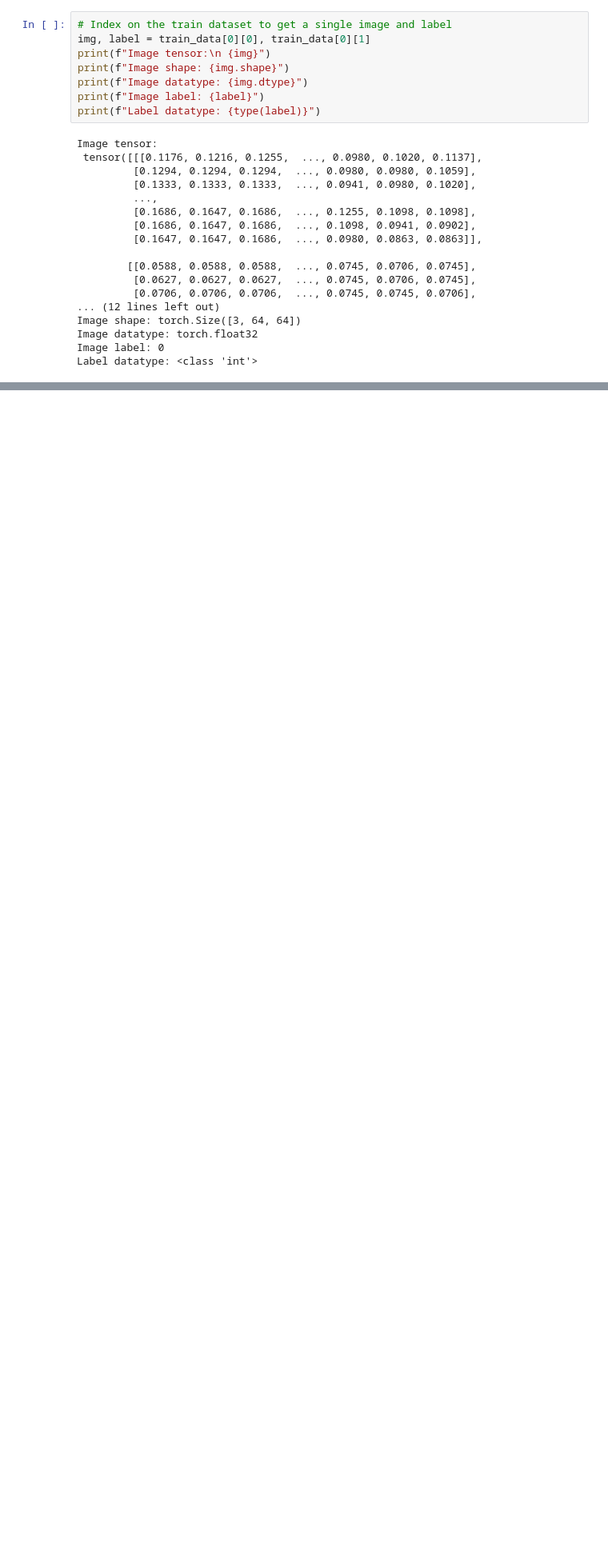
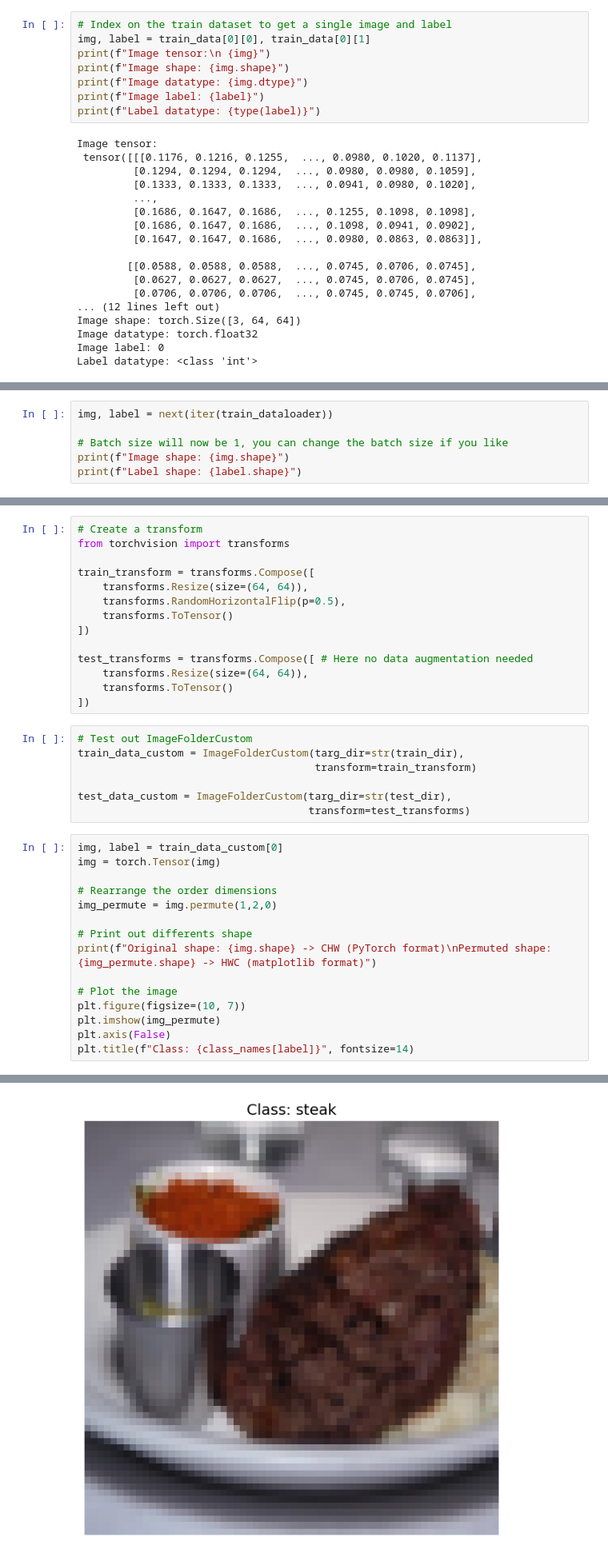
Before and after one commit to JavierMdT/PyTorch-Course, a Jupyter notebook: 04_pytorch_customs_datasets/04_pytorch_customs_datasets.ipynb, the cells around one changed output, grey strips where cells are left out. Shown at 80% size. Saved outputs shown, nothing was run; the diff lists cells and outputs as text; blank space fills up the shorter version.

```diff
--- a/04_pytorch_customs_datasets/04_pytorch_customs_datasets.ipynb
+++ b/04_pytorch_customs_datasets/04_pytorch_customs_datasets.ipynb
@@ -338,0 +377,6 @@ Text(0.5, 1.0, 'Class: pizza')
+# %%
+img, label = next(iter(train_dataloader))
+
+# Batch size will now be 1, you can change the batch size if you like
+print(f"Image shape: {img.shape}")
+print(f"Label shape: {label.shape}")
@@ -338,0 +533,37 @@ Text(0.5, 1.0, 'Class: pizza')
+# %%
+# Create a transform
+from torchvision import transforms
+
+train_transform = transforms.Compose([
+    transforms.Resize(size=(64, 64)),
+    transforms.RandomHorizontalFlip(p=0.5),
+    transforms.ToTensor()
+])
+
+test_transforms = transforms.Compose([ # Here no data augmentation needed
+    transforms.Resize(size=(64, 64)),
+    transforms.ToTensor()
+])
+# %%
+# Test out ImageFolderCustom
+train_data_custom = ImageFolderCustom(targ_dir=str(train_dir),
+                                      transform=train_transform)
+
+test_data_custom = ImageFolderCustom(targ_dir=str(test_dir),
+                                     transform=test_transforms)
+# %%
+img, label = train_data_custom[0]
+img = torch.Tensor(img)
+
+# Rearrange the order dimensions
+img_permute = img.permute(1,2,0)
+
+# Print out differents shape
+print(f"Original shape: {img.shape} -> CHW (PyTorch format)\nPermuted shape: {img_permute.shape} -> HWC (matplotlib format)")
+
+# Plot the image
+plt.figure(figsize=(10, 7))
+plt.imshow(img_permute)
+plt.axis(False)
+plt.title(f"Class: {class_names[label]}", fontsize=14)
+# %% [output]
@@ -338,0 +573 @@ Text(0.5, 1.0, 'Class: pizza')
+[figure, added]
```
Also changed, not shown: parts of 100 cells of this notebook, 3 other files.
